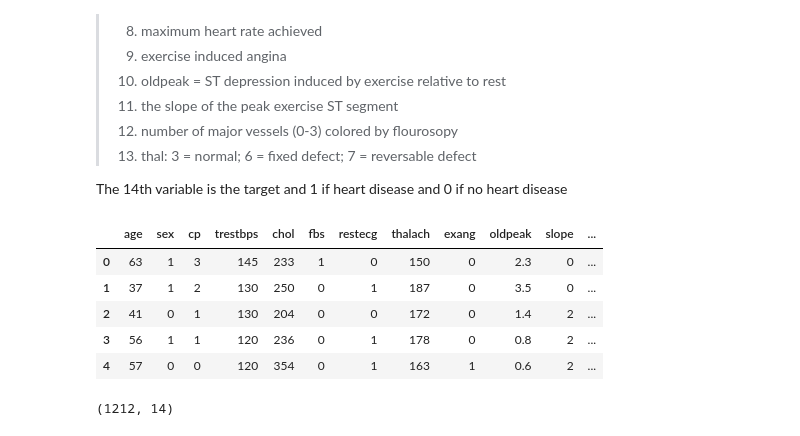
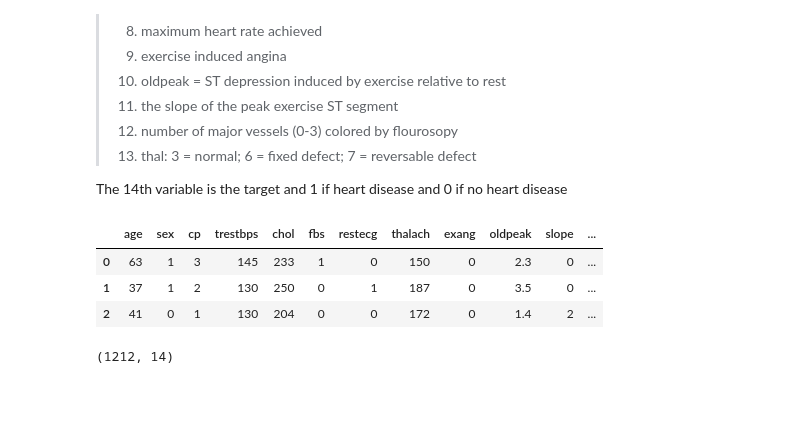
Before and after one commit to dwilliams297/data-201, a Jupyter notebook: project 3.ipynb, the cells around one changed output. Saved outputs shown, nothing was run; the diff lists cells and outputs as text; code cells hidden in the pictures; blank space fills up the shorter version.

```diff
--- a/project 3.ipynb
+++ b/project 3.ipynb
@@ -38,14 +38,12 @@ import numpy as np
 # %%
 heart_disease=pd.read_csv('C:/Users/dwilliams/Documents/montgomery/data 201/heart.csv')
 # %%
-heart_disease.head()
+heart_disease.head(3)
 # %% [output]
 |  | age | sex | cp | trestbps | chol | fbs | restecg | thalach | exang | oldpeak | slope | ... |
 | 0 | 63 | 1 | 3 | 145 | 233 | 1 | 0 | 150 | 0 | 2.3 | 0 | ... |
 | 1 | 37 | 1 | 2 | 130 | 250 | 0 | 1 | 187 | 0 | 3.5 | 0 | ... |
 | 2 | 41 | 0 | 1 | 130 | 204 | 0 | 0 | 172 | 0 | 1.4 | 2 | ... |
-| 3 | 56 | 1 | 1 | 120 | 236 | 0 | 1 | 178 | 0 | 0.8 | 2 | ... |
-| 4 | 57 | 0 | 0 | 120 | 354 | 0 | 1 | 163 | 1 | 0.6 | 2 | ... |
 # %%
 heart_disease.shape
 # %% [output]
```
Also changed, not shown: parts of 3 cells of this notebook.
